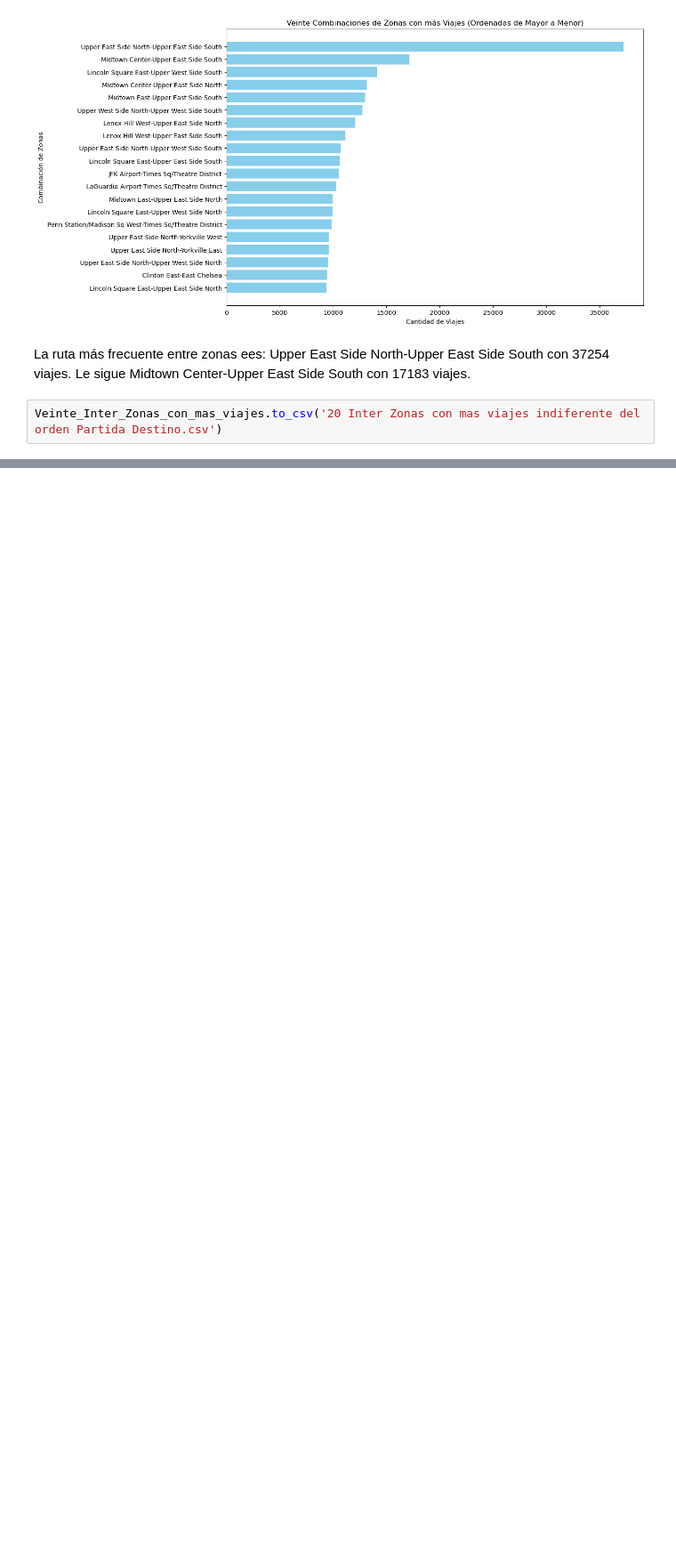
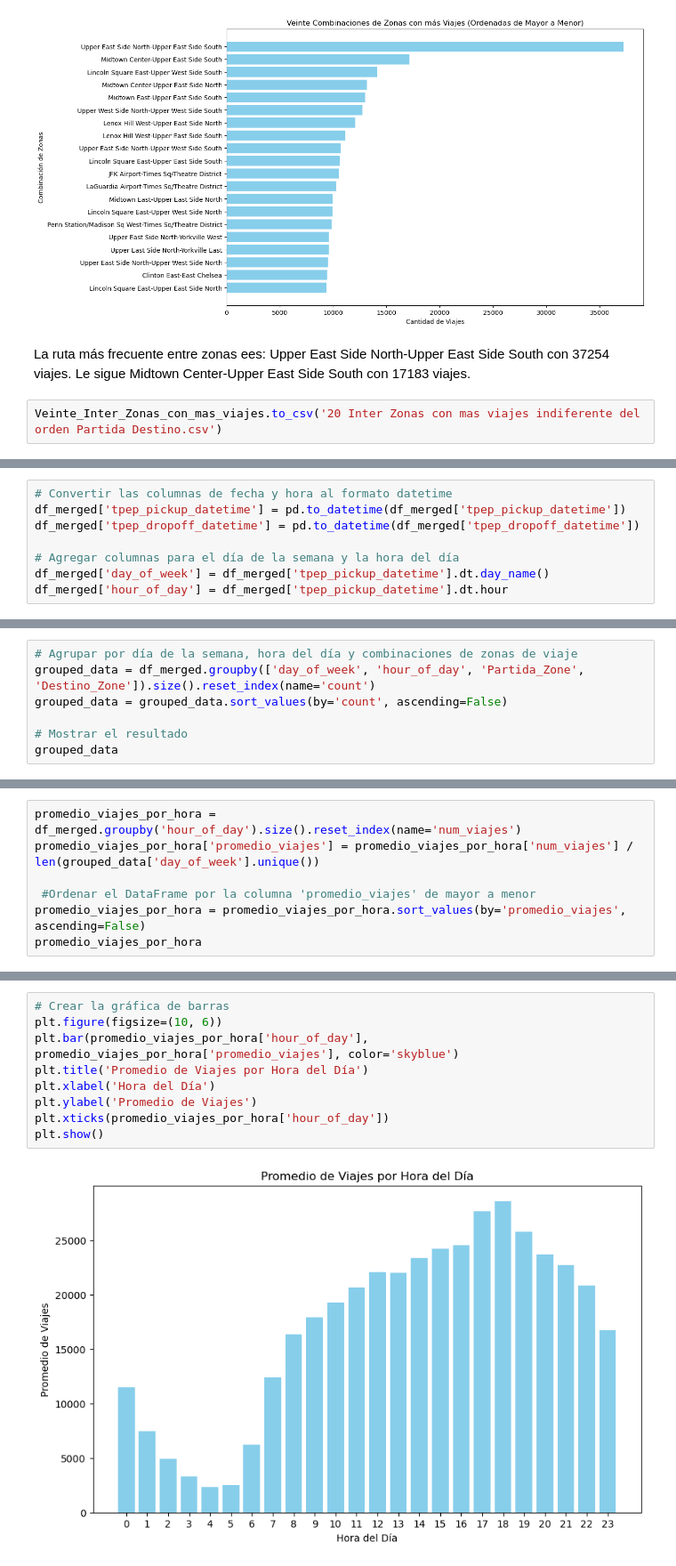
Before and after one commit to rominaEsc/New_York_City_Greenhouse_Gas_Emissions_Analysis, a Jupyter notebook: Metricas.ipynb, the cells around one changed output, grey strips where cells are left out. Shown: that part at 89% size. Cells and saved outputs as stored; diff of their text form; blank space fills up the shorter version.

```diff
--- a/Metricas.ipynb
+++ b/Metricas.ipynb
@@ -416,0 +420,8 @@ Veinte_Inter_Zonas_con_mas_viajes.to_csv('20 Inter Zonas con mas viajes indifere
+# %%
+# Convertir las columnas de fecha y hora al formato datetime
+df_merged['tpep_pickup_datetime'] = pd.to_datetime(df_merged['tpep_pickup_datetime'])
+df_merged['tpep_dropoff_datetime'] = pd.to_datetime(df_merged['tpep_dropoff_datetime'])
+
+# Agregar columnas para el día de la semana y la hora del día
+df_merged['day_of_week'] = df_merged['tpep_pickup_datetime'].dt.day_name()
+df_merged['hour_of_day'] = df_merged['tpep_pickup_datetime'].dt.hour
@@ -416,0 +444,7 @@ Veinte_Inter_Zonas_con_mas_viajes.to_csv('20 Inter Zonas con mas viajes indifere
+# %%
+# Agrupar por día de la semana, hora del día y combinaciones de zonas de viaje
+grouped_data = df_merged.groupby(['day_of_week', 'hour_of_day', 'Partida_Zone', 'Destino_Zone']).size().reset_index(name='count')
+grouped_data = grouped_data.sort_values(by='count', ascending=False)
+
+# Mostrar el resultado
+grouped_data
@@ -416,0 +467,7 @@ Veinte_Inter_Zonas_con_mas_viajes.to_csv('20 Inter Zonas con mas viajes indifere
+# %%
+promedio_viajes_por_hora = df_merged.groupby('hour_of_day').size().reset_index(name='num_viajes')
+promedio_viajes_por_hora['promedio_viajes'] = promedio_viajes_por_hora['num_viajes'] / len(grouped_data['day_of_week'].unique())
+
+ #Ordenar el DataFrame por la columna 'promedio_viajes' de mayor a menor
+promedio_viajes_por_hora = promedio_viajes_por_hora.sort_values(by='promedio_viajes', ascending=False)
+promedio_viajes_por_hora
@@ -416,0 +492,11 @@ Veinte_Inter_Zonas_con_mas_viajes.to_csv('20 Inter Zonas con mas viajes indifere
+# %%
+# Crear la gráfica de barras
+plt.figure(figsize=(10, 6))
+plt.bar(promedio_viajes_por_hora['hour_of_day'], promedio_viajes_por_hora['promedio_viajes'], color='skyblue')
+plt.title('Promedio de Viajes por Hora del Día')
+plt.xlabel('Hora del Día')
+plt.ylabel('Promedio de Viajes')
+plt.xticks(promedio_viajes_por_hora['hour_of_day'])
+plt.show()
+# %% [output]
+[figure, added]
```
Also changed, not shown: parts of 13 cells of this notebook.
